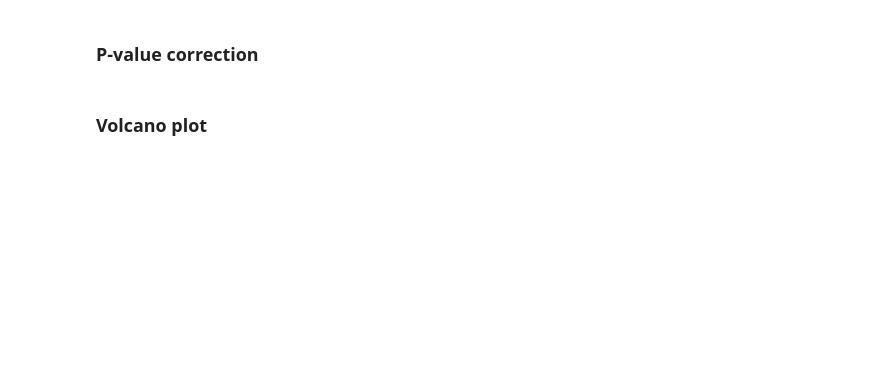
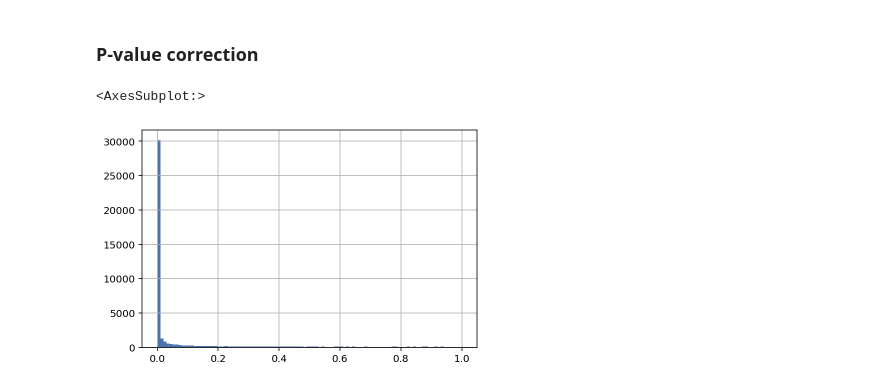
Before and after one commit to zanekoch/methylation_and_mutation, a Jupyter notebook: comethylation_021323.ipynb, the cells around one changed output. Cells and saved outputs as stored; diff of their text form; code cells hidden in the pictures; blank space fills up the shorter version.

```diff
--- a/comethylation_021323.ipynb
+++ b/comethylation_021323.ipynb
@@ -127,2 +104,0 @@ corrected_metrics_df = mut_event_metrics.merge(all_metrics_df_corrected[['mut_ev
-# %% [markdown]
-### Volcano plot
@@ -129 +112,11 @@ corrected_metrics_df = mut_event_metrics.merge(all_metrics_df_corrected[['mut_ev
+# %%
+background_df = pos_all_metrics_df.loc[
+    (pos_all_metrics_df['is_background'] == True) # get background samples
+    & (pos_all_metrics_df['mutated_sample'] == True) # and get just one of them
+    , :].drop_duplicates(subset=['mut_event'])
+# %%
+background_df['delta_mf_pval2'].hist(bins = 100)
+# %% [output]
+<AxesSubplot:>
+[figure, added]
 # %%
```
Also changed, not shown: parts of 8 cells of this notebook, 3 other files.
